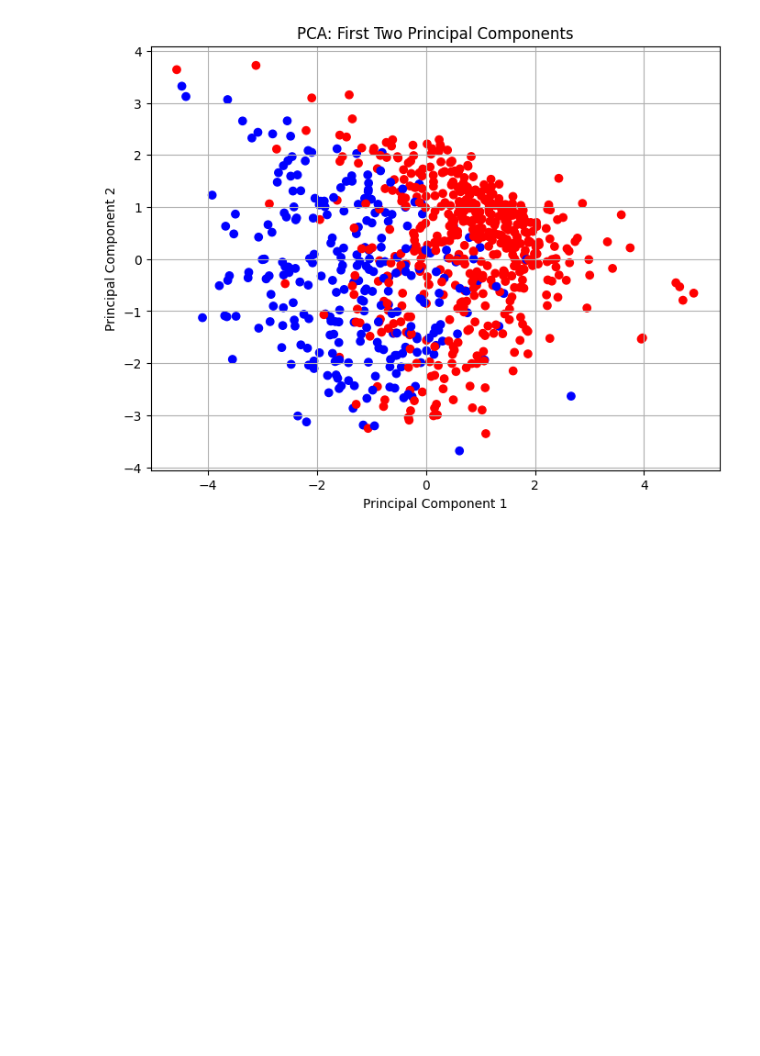
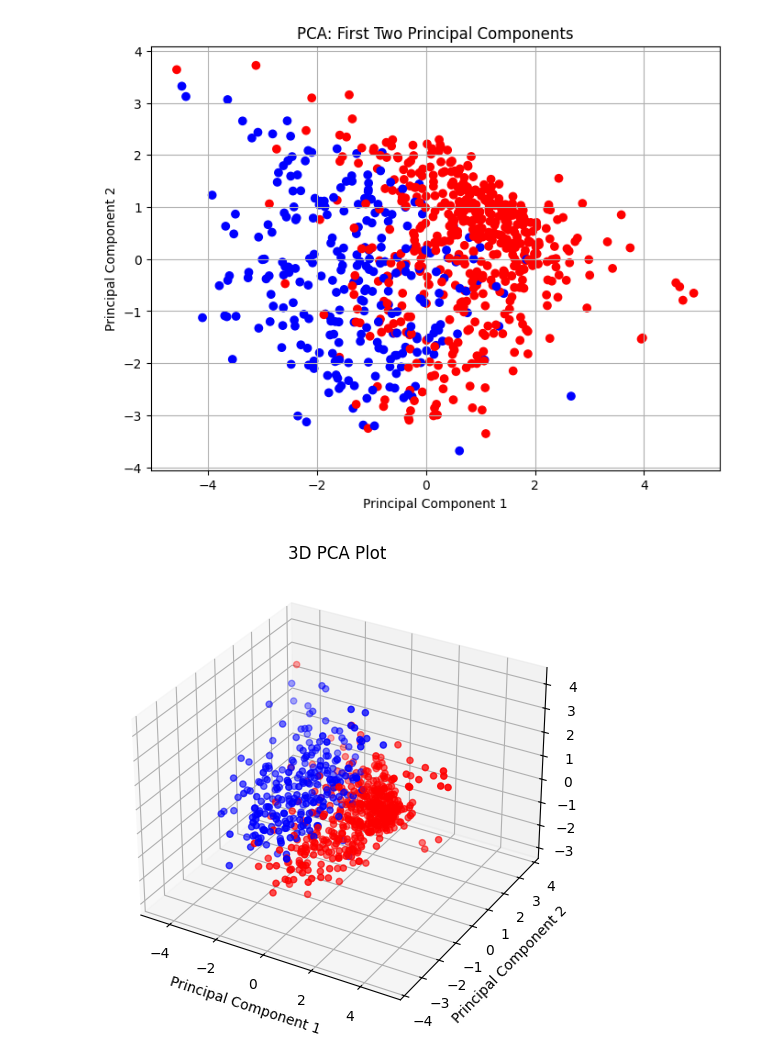
Before and after one commit to NicholasBorch/ML-02450project1, a Jupyter notebook: Data_analysis_diabetes.ipynb, the cells around one changed output. Drawn from its saved outputs; the diff is of its cells as text; code cells hidden in the pictures; blank space fills up the shorter version.

```diff
--- a/Data_analysis_diabetes.ipynb
+++ b/Data_analysis_diabetes.ipynb
@@ -64,3 +64,28 @@ plt.grid(True)
 plt.show()
 # %% [output]
 [figure]
+# %%
+# Plotting 3D
+fig = plt.figure(figsize=(8, 6))
+ax = fig.add_subplot(111, projection='3d')
+
+# Extracting the values for each component
+x_values = principalDf['principal component 1']
+y_values = principalDf['principal component 2']
+z_values = principalDf['principal component 3']
+
+# Plotting
+ax.scatter(x_values, y_values, z_values, c= colors, marker='o')
+
+# Adding labels for each axis
+ax.set_xlabel('Principal Component 1')
+ax.set_ylabel('Principal Component 2')
+ax.set_zlabel('Principal Component 3')
+
+# Title
+ax.set_title('3D PCA Plot')
+
+# Show plot
+plt.show()
+# %% [output]
+[figure, added]
```
Also changed, not shown: 1 other file.
